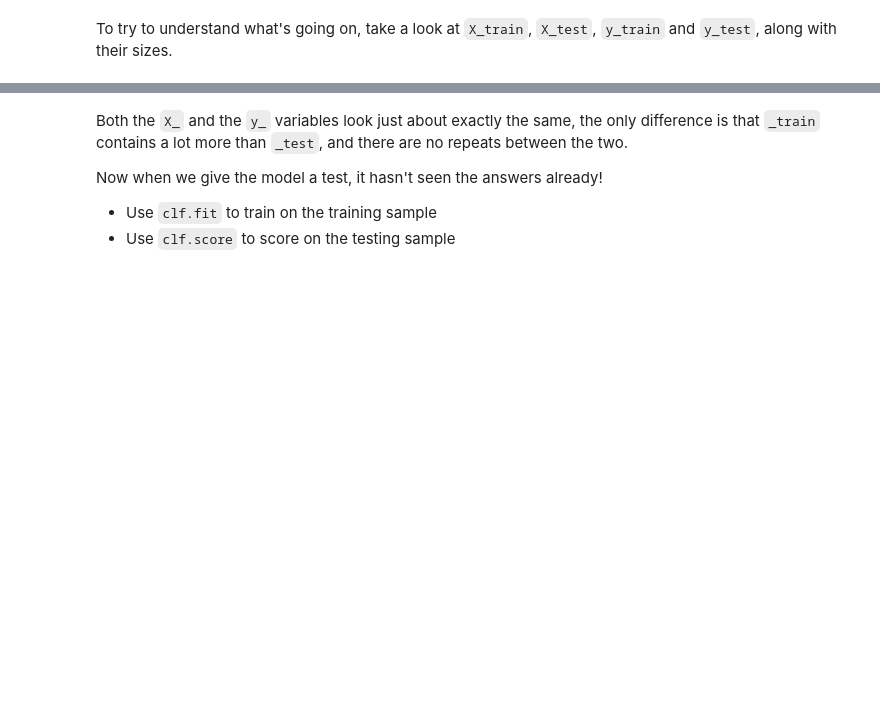
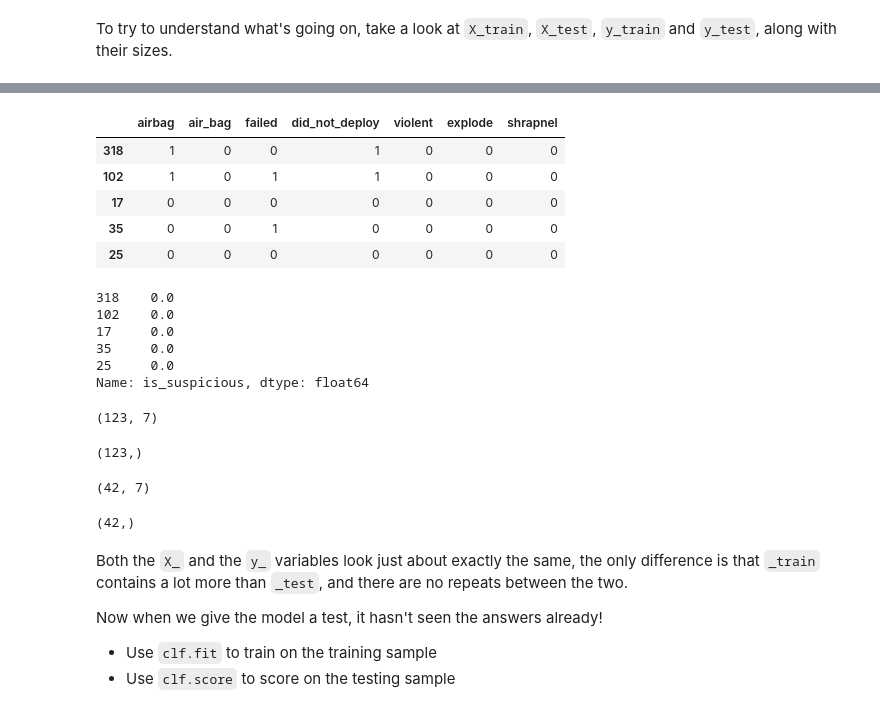
Before and after one commit to fr48/algo-hw, a Jupyter notebook: NYT Takata.ipynb, the cells around one changed output, grey strips where cells are left out. Saved outputs shown, nothing was run; the diff lists cells and outputs as text; code cells hidden in the pictures; blank space fills up the shorter version.

```diff
--- a/NYT Takata.ipynb
+++ b/NYT Takata.ipynb
@@ -546,3 +604,37 @@ To try to understand what's going on, take a look at `X_train`, `X_test`, `y_tra
+# %%
+X_test.head(5)
+# %% [output]
+|  | airbag | air_bag | failed | did_not_deploy | violent | explode | shrapnel |
+| 318 | 1 | 0 | 0 | 1 | 0 | 0 | 0 |
+| 102 | 1 | 0 | 1 | 1 | 0 | 0 | 0 |
+| 17 | 0 | 0 | 0 | 0 | 0 | 0 | 0 |
+| 35 | 0 | 0 | 1 | 0 | 0 | 0 | 0 |
+| 25 | 0 | 0 | 0 | 0 | 0 | 0 | 0 |
+# %%
+y_test.head(5)
+# %% [output]
+318    0.0
+102    0.0
+17     0.0
+35     0.0
+25     0.0
+Name: is_suspicious, dtype: float64
+# %%
+X_train.shape
+# %% [output]
+(123, 7)
+# %%
+y_train.shape
+# %% [output]
+(123,)
+# %%
+X_test.shape
+# %% [output]
+(42, 7)
+# %%
+y_test.shape
+# %% [output]
+(42,)
 # %% [markdown]
 Both the `X_` and the `y_` variables look just about exactly the same, the only difference is that `_train` contains a lot more than `_test`, and there are no repeats between the two.
 
```
Also changed, not shown: parts of 18 cells of this notebook.
